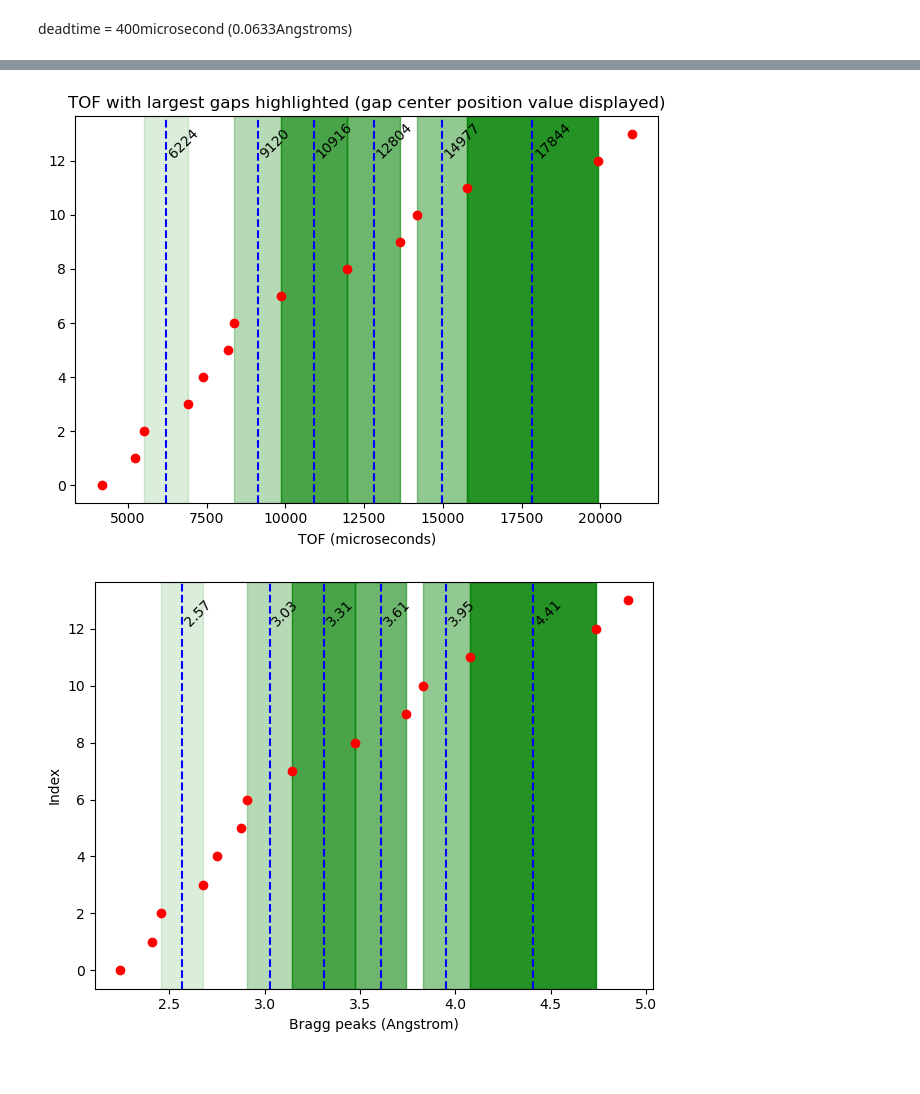
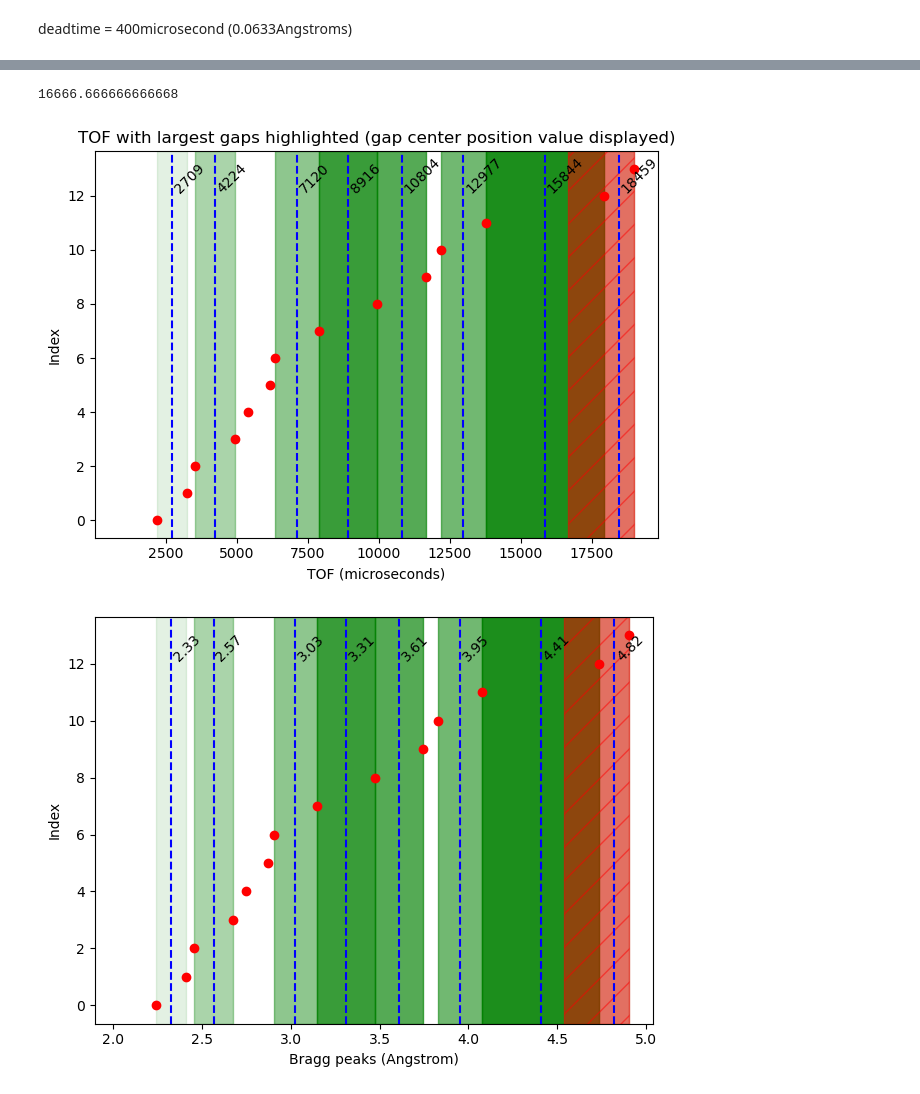
Before and after one commit to ornlneutronimaging/make_shutter_value_file, a Jupyter notebook: notebooks/shutter_values_requested.ipynb, the cells around one changed output, grey strips where cells are left out. Drawn from its saved outputs; the diff is of its cells as text; code cells hidden in the pictures.

```diff
--- a/notebooks/shutter_values_requested.ipynb
+++ b/notebooks/shutter_values_requested.ipynb
@@ -66,8 +84,13 @@ deadtime = 400microsecond (0.0633Angstroms)
 # %%
 # plot in TOF scale this time
 combine_list_tof = [from_lambda_to_tof(x) for x in combine_list]
-plt.figure()
-plt.plot(combine_list_tof, np.arange(len(combine_list)), 'ro', label='list_shutter_requested1')
-plt.xlabel('TOF (microseconds)')
+min_value_tof = from_lambda_to_tof(full_range_lambda[0])
+
+fig, ax = plt.subplots()
+ax.plot(combine_list_tof, np.arange(len(combine_list)), 'ro', label='list_shutter_requested1')
+min_value, max_value = ax.get_xlim()
+tof_range = [min_value_tof, max_value]
+ax.set_xlim(min_value_tof, max_value)
+ax.set_xlabel('TOF (microseconds)')
 # %% [output]
 Text(0.5, 0, 'TOF (microseconds)')
@@ -75,9 +98,9 @@ Text(0.5, 0, 'TOF (microseconds)')
 # %%
-# highlight the largest 6 gaps and display mid value of the gap
+# highlight the largest number_of_gaps and display mid value of the gap
 
 def find_largest_gaps(data):
     gap_list = np.diff(data)
-    largest_gaps = sorted(gap_list, reverse=True)[:6]
+    largest_gaps = sorted(gap_list, reverse=True)[:number_of_gaps]
     return largest_gaps
 
 
@@ -104,45 +129,61 @@ largest_gaps_lambda
+# %%
+1/60 * 1e6
+# %% [output]
+16666.666666666668
 # %%
 # plot in TOF scale this time
 
-plt.figure()
-plt.plot(combine_list_tof, np.arange(len(combine_list)), 'ro', label='list_shutter_requested1')
-plt.xlabel('TOF (microseconds)')
-plt.title('TOF with largest gaps highlighted (gap center position value displayed)')
-plt.tight_layout()
+fig_top, ax_top = plt.subplots()
+
+ax_top.plot(combine_list_tof, np.arange(len(combine_list)), 'ro', label='list_shutter_requested1')
+ax_top.set_xlabel('TOF (microseconds)')
+ax_top.set_title('TOF with largest gaps highlighted (gap center position value displayed)')
+ax_top.set_ylabel('Index')
+fig_top.tight_layout()
 
 for left_value, right_value in zip(combine_list_tof[:-1], combine_list_tof[1:]):
     gap_value = (right_value - left_value)
     if gap_value in largest_gaps:
         mid_value = calculate_mid_value(gap_value)
-        plt.axvline(x=mid_value+left_value, color='b', linestyle='--', label='Mid value of gap')
-        plt.text(mid_value+left_value, len(combine_list)-2, f'{mid_value+left_value:.0f}', rotation=45, verticalalignment='bottom')
-        # plt.text(mid_value, 0, f'{mid_value:.2f}', rotation=90, verticalalignment='bottom')
+        ax_top.axvline(x=mid_value+left_value, color='b', linestyle='--', label='Mid value of gap')
+        ax_top.text(mid_value+left_value, len(combine_list)-2, f'{mid_value+left_value:.0f}', rotation=45, verticalalignment='bottom')
+        # ax_top.text(mid_value, 0, f'{mid_value:.2f}', rotation=90, verticalalignment='bottom')
 
         index = np.where(np.array(largest_gaps) == gap_value)[0][0]
         alpha_index = 1-(index+1)/(len(largest_gaps)+1)
-        plt.axvspan(left_value, right_value, color='green', alpha=alpha_index, label='Gap area')
+        ax_top.axvspan(left_value, right_value, color='green', alpha=alpha_index, label='Gap area')
+
+# show that everything behind 1/60 (s) + offset can not be measured
+ax_top.axvspan(1/60 * 1e6, combine_list_tof[-1], color='red', hatch="/", alpha=0.5, label='Not measurable area')
+ax_top.set_xlim(tof_range)
 
 # do the same but in Angstrom scale
-plt.figure()
-plt.plot(combine_list, np.arange(len(combine_list)), 'ro', label='list_shutter_requested1')
-plt.xlabel('Bragg peaks (Angstrom)')
-plt.ylabel('Index')
-plt.tight_layout()
+fig_bottom, ax_bottom = plt.subplots()
+ax_bottom.plot(combine_list, np.arange(len(combine_list)), 'ro', label='list_shutter_requested1')
+ax_bottom.set_xlabel('Bragg peaks (Angstrom)')
+ax_bottom.set_ylabel('Index')
 
 for left_value, right_value in zip(combine_list[:-1], combine_list[1:]):
     gap_value = (right_value - left_value)
     if gap_value in largest_gaps_lambda:
         mid_value = calculate_mid_value(gap_value)
-        plt.axvline(x=mid_value+left_value, color='b', linestyle='--', label='Mid value of gap')
-        plt.text(mid_value+left_value, len(combine_list)-2, f'{mid_value+left_value:.2f}', rotation=45, verticalalignment='bottom')
-        # plt.text(mid_value, 0, f'{mid_value:.2f}', rotation=90, verticalalignment='bottom')
+        ax_bottom.axvline(x=mid_value+left_value, color='b', linestyle='--', label='Mid value of gap')
+        ax_bottom.text(mid_value+left_value, len(combine_list)-2, f'{mid_value+left_value:.2f}', rotation=45, verticalalignment='bottom')
+        # ax_bottom.text(mid_value, 0, f'{mid_value:.2f}', rotation=90, verticalalignment='bottom')
 
         index = np.where(np.array(largest_gaps_lambda) == gap_value)[0][0]
-        alpha_index = 1-(index+1)/(len(largest_gaps)+1)
-        plt.axvspan(left_value, right_value, color='green', alpha=alpha_index, label='Gap area')
+        alpha_index = 1-(index+1)/(len(largest_gaps_lambda)+1)
+        ax_bottom.axvspan(left_value, right_value, color='green', alpha=alpha_index, label='Gap area')
+
+# show that everything behind 1/60 (s) + offset can not be measured
+
+last_value_measurable = from_tof_to_lambda(1/60 * 1e6)
+ax_bottom.axvspan(last_value_measurable, combine_list[-1], color='red', hatch="/", alpha=0.5, label='Not measurable area')
+ax_bottom.set_xlim(lambda_range)
+fig_bottom.tight_layout()
 # %% [output]
-[figure, old version]
+[figure, new version]
-[figure, old version]
+[figure, new version]
 # %%
 # add shutter_value_generator folder to python path
 import sys
```
Also changed, not shown: parts of 10 cells of this notebook, 4 other files.
